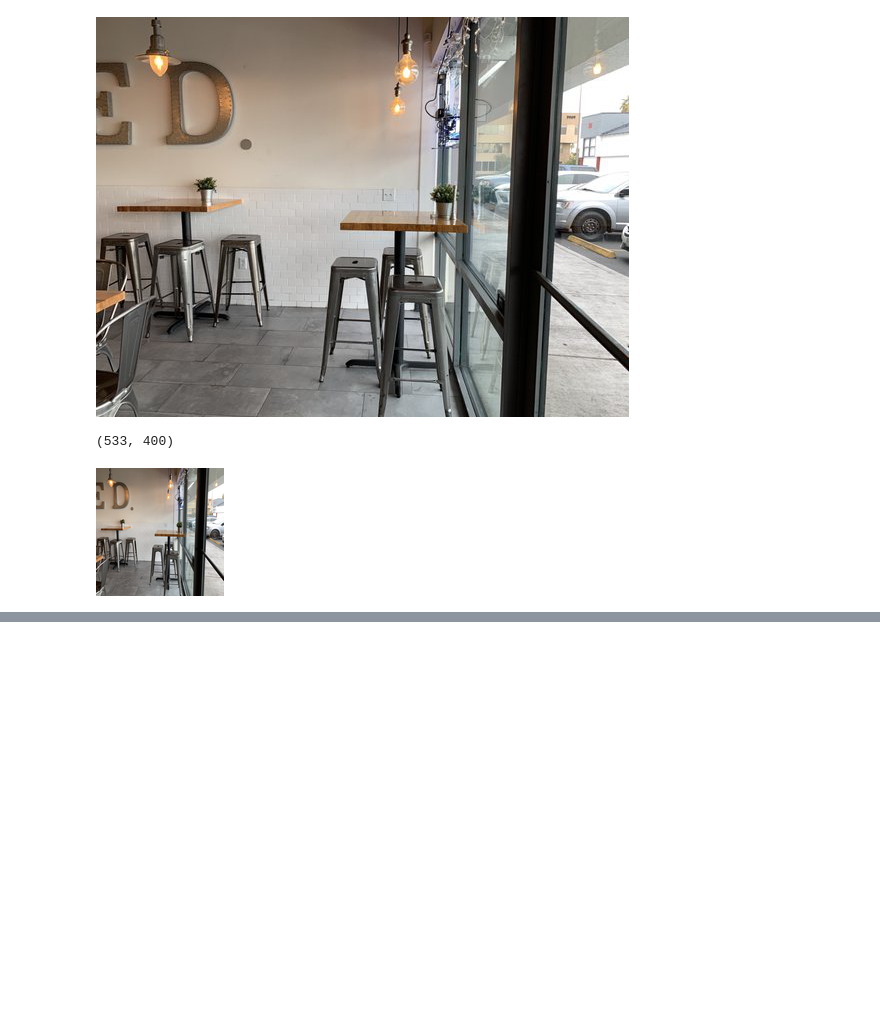
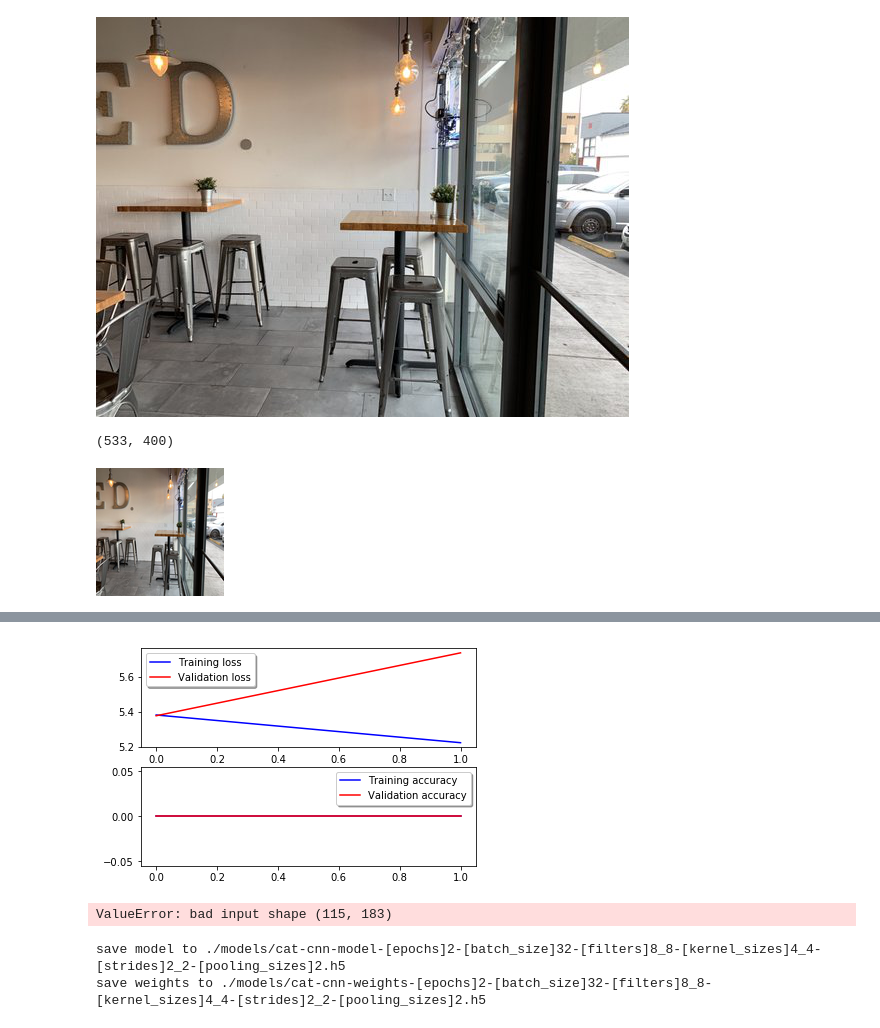
Before and after one commit to ck-unifr/yelp_dataset_challenge, a Jupyter notebook: notebooks/predict_star_ratings_with_photos.ipynb, the cells around one changed output, grey strips where cells are left out. Cells and saved outputs as stored; diff of their text form; code cells hidden in the pictures; blank space fills up the shorter version.

```diff
--- a/notebooks/predict_star_ratings_with_photos.ipynb
+++ b/notebooks/predict_star_ratings_with_photos.ipynb
@@ -191,0 +356,39 @@ NameError: name 'load_img' is not defined
+# %%
+# -----------
+# Data augmentation
+datagen = ImageDataGenerator(
+        featurewise_center=False,               # set input mean to 0 over the dataset
+        samplewise_center=False,                # set each sample mean to 0
+        featurewise_std_normalization=False,    # divide inputs by std of the dataset
+        samplewise_std_normalization=False,     # divide each input by its std
+        zca_whitening=False,                    # apply ZCA whitening
+        rotation_range=10,                      # randomly rotate images in the range (degrees, 0 to 180)
+        zoom_range = 0.1,                       # randomly zoom image
+        width_shift_range=0.1,                  # randomly shift images horizontally (fraction of total width)
+        height_shift_range=0.1,                 # randomly shift images vertically (fraction of total height)
+        horizontal_flip=False,                  # randomly flip images
+        vertical_flip=False)                    # randomly flip images
+
+datagen.fit(train_img_x)
+# %%
+# -------------
+# Train the CNN model
+history = model.fit_generator(datagen.flow(train_img_x, train_img_y, batch_size=batch_size),
+                              epochs = epochs, validation_data = (val_img_x, val_img_y),
+                              verbose = 2, steps_per_epoch=train_img_x.shape[0] // batch_size, callbacks=[learning_rate_reduction])
+
+
+# Training and validation curves
+# Plot the loss and accuracy curves for training and validation
+fig, ax = plt.subplots(2,1)
+ax[0].plot(history.history['loss'], color='b', label="Training loss")
+ax[0].plot(history.history['val_loss'], color='r', label="Validation loss",axes =ax[0])
+legend = ax[0].legend(loc='best', shadow=True)
+
+ax[1].plot(history.history['acc'], color='b', label="Training accuracy")
+ax[1].plot(history.history['val_acc'], color='r',label="Validation accuracy")
+legend = ax[1].legend(loc='best', shadow=True)
+
+
+plt.show()
+# %% [output]
@@ -191,0 +399,38 @@ NameError: name 'load_img' is not defined
+[figure, added]
+# %%
+# ----------
+# Transform category to one-hot encoding
+
+le = preprocessing.LabelEncoder()
+le.fit(class_names)
+train_img_y = le.transform(train_img_y)
+test_img_y = le.transform(test_img_y)
+
+plt.hist(train_img_y.tolist(), range(min(train_img_y), max(train_img_y)+1))
+plt.show()
+# %% [output]
+ValueError: bad input shape (115, 183)
+# %%
+# Save the model
+model_dir = './models/'
+if not os.path.exists(model_dir):
+    os.mkdir(model_dir)
+
+model_path = ''
+if model_name == 'CNN':
+    model_path = '{}cat-cnn-model-{}.h5'.format(model_dir, str_parameters)
+elif model_name == 'VGG16':
+    model_path = '{}cat-vgg16-{}-{}.h5'.format(model_dir, epochs, batch_size)
+model.save(model_path)
+print('save model to {}'.format(model_path))
+
+model_weights_path = ''
+if model_name == 'CNN':
+    model_weights_path = '{}cat-cnn-weights-{}.h5'.format(model_dir, str_parameters)
+elif model_name == 'VGG16':
+    model_weights_path = '{}cat-vgg16-weights-{}-{}.h5'.format(model_dir, epochs, batch_size)
+model.save_weights(model_weights_path)
+print('save weights to {}'.format(model_weights_path))
+# %% [output]
+save model to ./models/cat-cnn-model-[epochs]2-[batch_size]32-[filters]8_8-[kernel_sizes]4_4-[strides]2_2-[pooling_sizes]2.h5
+save weights to ./models/cat-cnn-weights-[epochs]2-[batch_size]32-[filters]8_8-[kernel_sizes]4_4-[strides]2_2-[pooling_sizes]2.h5
```
Also changed, not shown: parts of 12 cells of this notebook.
